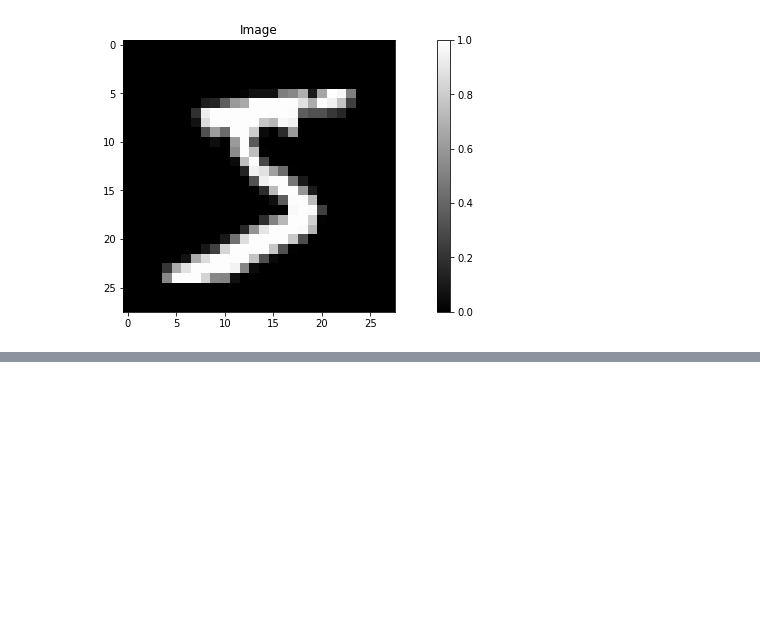
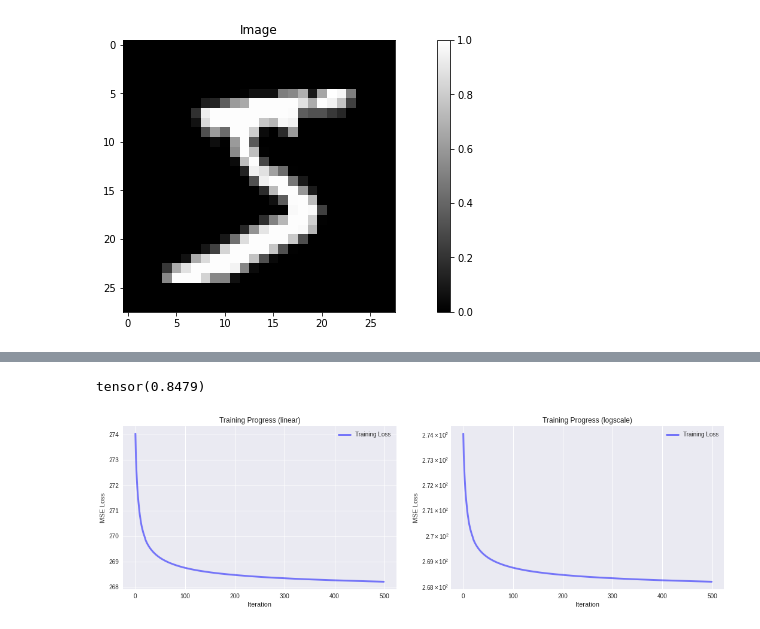
Before and after one commit to vardeep-sandhu/CudaLab, a Jupyter notebook: Sheet01/Sheet01.ipynb, the cells around one changed output, grey strips where cells are left out. Cells and saved outputs as stored; diff of their text form; code cells hidden in the pictures; blank space fills up the shorter version.

Commit message:
added visuals

```diff
--- a/Sheet01/Sheet01.ipynb
+++ b/Sheet01/Sheet01.ipynb
@@ -154,3 +157,27 @@ def testing(test_loader, net):
         total_corr += correct
 
     return (total_corr/len(test_dataset))
+# %%
+testing(test_loader, net)
+# %% [output]
+tensor(0.8479)
+# %%
+plt.style.use('seaborn')
+fig, ax = plt.subplots(1, 2)
+fig.set_size_inches(18, 5)
+
+ax[0].plot(loss_list, c="blue", label="Training Loss", linewidth=3, alpha=0.5)
+ax[0].legend(loc="best")
+ax[0].set_xlabel("Iteration")
+ax[0].set_ylabel("MSE Loss")
+ax[0].set_title("Training Progress (linear)")
+
+ax[1].plot(loss_list, c="blue", label="Training Loss", linewidth=3, alpha=0.5)
+ax[1].legend(loc="best")
+ax[1].set_xlabel("Iteration")
+ax[1].set_ylabel("MSE Loss")
+ax[1].set_yscale("log")
+ax[1].set_title("Training Progress (logscale)")
+plt.show()
+# %% [output]
+[figure, added]
```
Also changed, not shown: parts of 6 cells of this notebook.
